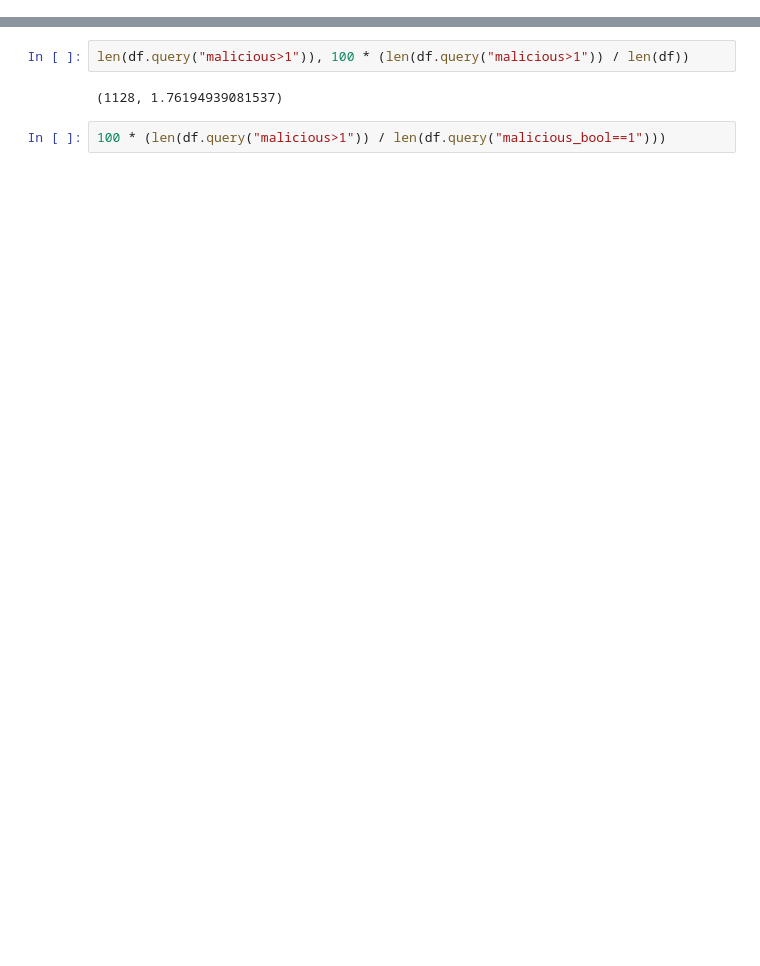
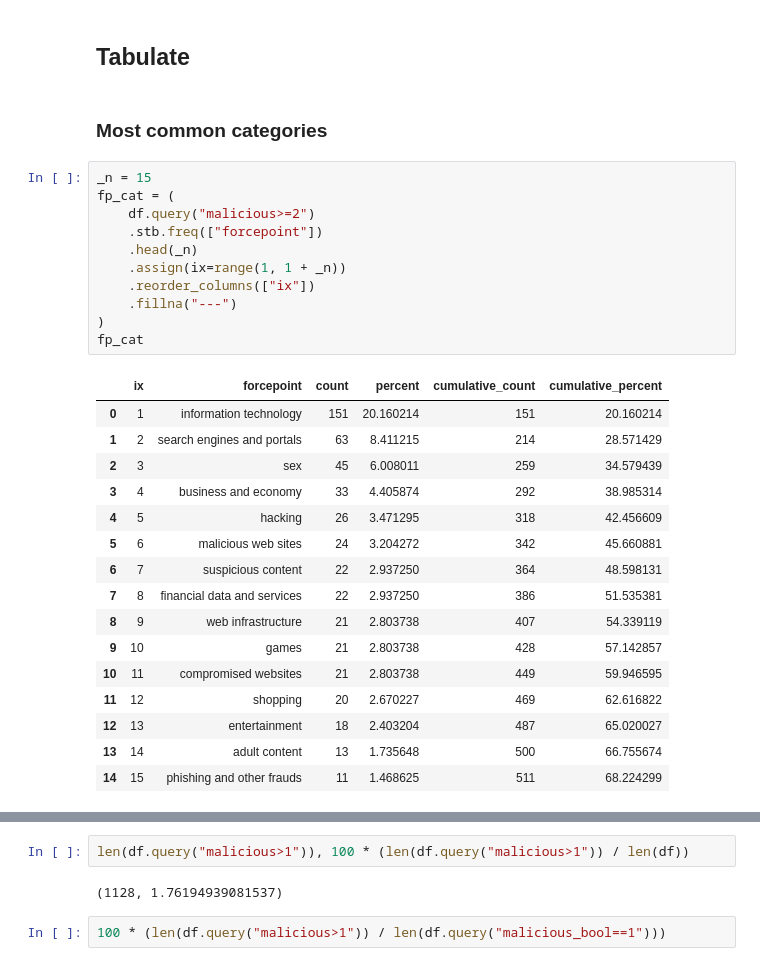
Before and after one commit to themains/bad_domains, a Jupyter notebook: scripts/domain-level.ipynb, the cells around one changed output, grey strips where cells are left out. Saved outputs shown, nothing was run; the diff lists cells and outputs as text; blank space fills up the shorter version.

```diff
--- a/scripts/domain-level.ipynb
+++ b/scripts/domain-level.ipynb
@@ -94,0 +114,32 @@ memory usage: 7.0+ MB
+# %% [markdown]
+## Tabulate
+# %% [markdown]
+### Most common categories
+# %%
+_n = 15
+fp_cat = (
+    df.query("malicious>=2")
+    .stb.freq(["forcepoint"])
+    .head(_n)
+    .assign(ix=range(1, 1 + _n))
+    .reorder_columns(["ix"])
+    .fillna("---")
+)
+fp_cat
+# %% [output]
+|  | ix | forcepoint | count | percent | cumulative_count | cumulative_percent |
+| 0 | 1 | information technology | 151 | 20.160214 | 151 | 20.160214 |
+| 1 | 2 | search engines and portals | 63 | 8.411215 | 214 | 28.571429 |
+| 2 | 3 | sex | 45 | 6.008011 | 259 | 34.579439 |
+| 3 | 4 | business and economy | 33 | 4.405874 | 292 | 38.985314 |
+| 4 | 5 | hacking | 26 | 3.471295 | 318 | 42.456609 |
+| 5 | 6 | malicious web sites | 24 | 3.204272 | 342 | 45.660881 |
+| 6 | 7 | suspicious content | 22 | 2.937250 | 364 | 48.598131 |
+| 7 | 8 | financial data and services | 22 | 2.937250 | 386 | 51.535381 |
+| 8 | 9 | web infrastructure | 21 | 2.803738 | 407 | 54.339119 |
+| 9 | 10 | games | 21 | 2.803738 | 428 | 57.142857 |
+| 10 | 11 | compromised websites | 21 | 2.803738 | 449 | 59.946595 |
+| 11 | 12 | shopping | 20 | 2.670227 | 469 | 62.616822 |
+| 12 | 13 | entertainment | 18 | 2.403204 | 487 | 65.020027 |
+| 13 | 14 | adult content | 13 | 1.735648 | 500 | 66.755674 |
+| 14 | 15 | phishing and other frauds | 11 | 1.468625 | 511 | 68.224299 |
```
Also changed, not shown: parts of 16 cells of this notebook.
